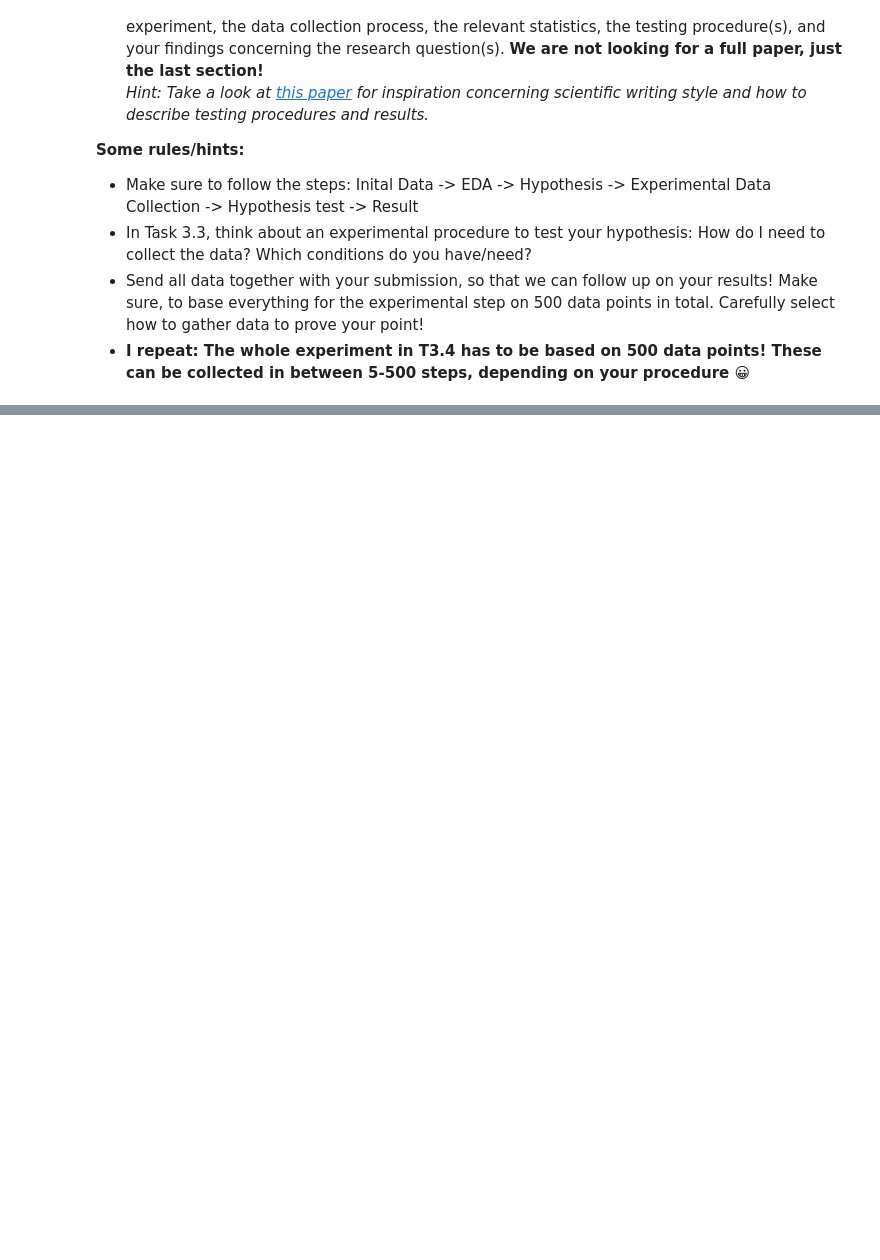
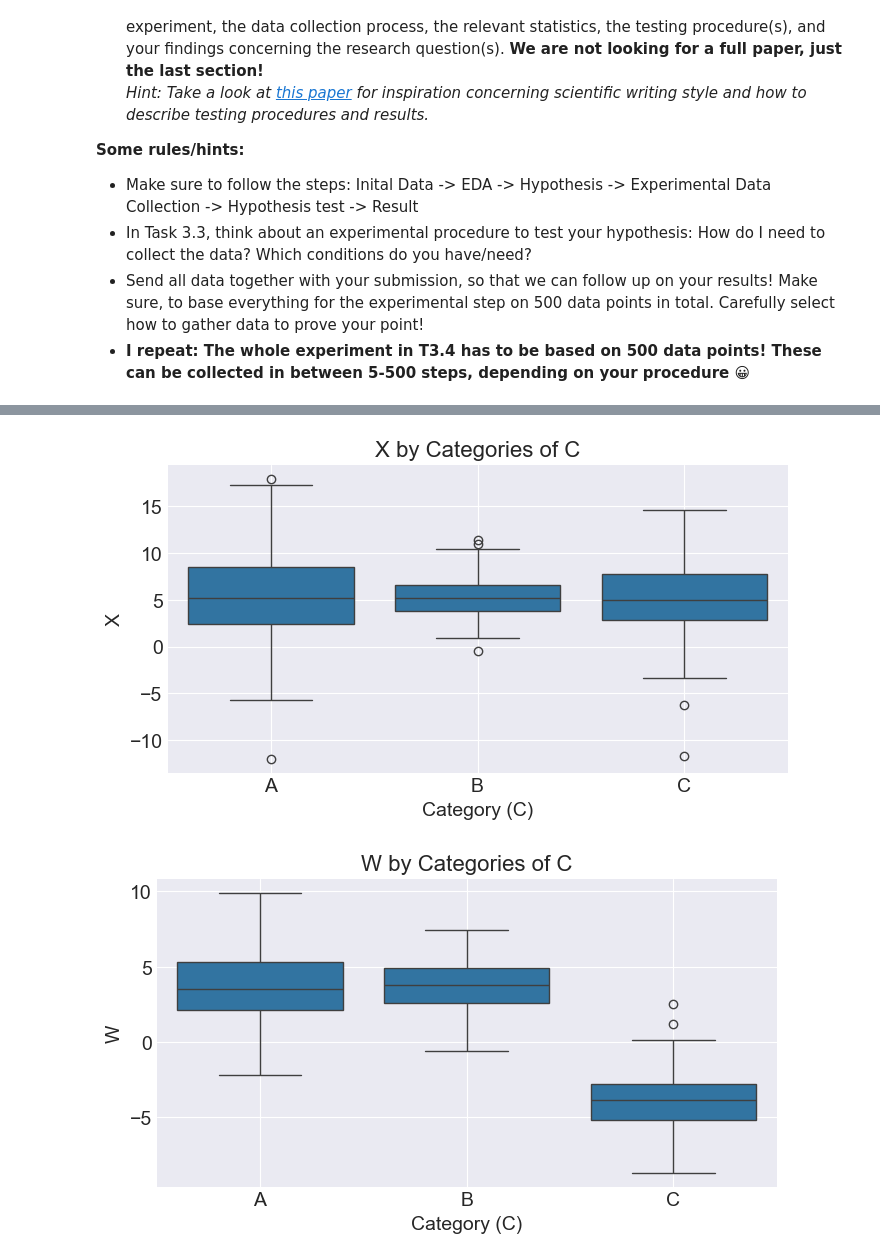
Before and after one commit to mpn1008/RM_assignments, a Jupyter notebook: RM_A04_Group_B/RM_A04_Group.ipynb, the cells around one changed output, grey strips where cells are left out. Cells and saved outputs as stored; diff of their text form; code cells hidden in the pictures; blank space fills up the shorter version.

```diff
--- a/RM_A04_Group_B/RM_A04_Group.ipynb
+++ b/RM_A04_Group_B/RM_A04_Group.ipynb
@@ -386,0 +651,13 @@ df_loaded
+# %%
+# Analyze how `C` influences `X`, `W`, and `Y` using boxplots
+for column in ['X', 'W', 'Y']:
+    plt.figure(figsize=(8, 4))
+    sns.boxplot(x='C', y=column, data=data_df)
+    plt.title(f"{column} by Categories of C")
+    plt.xlabel("Category (C)")
+    plt.ylabel(column)
+    plt.grid(True)
+    plt.show()
+# %% [output]
+[figure, added]
+[figure, added]
```
Also changed, not shown: parts of 134 cells of this notebook.
